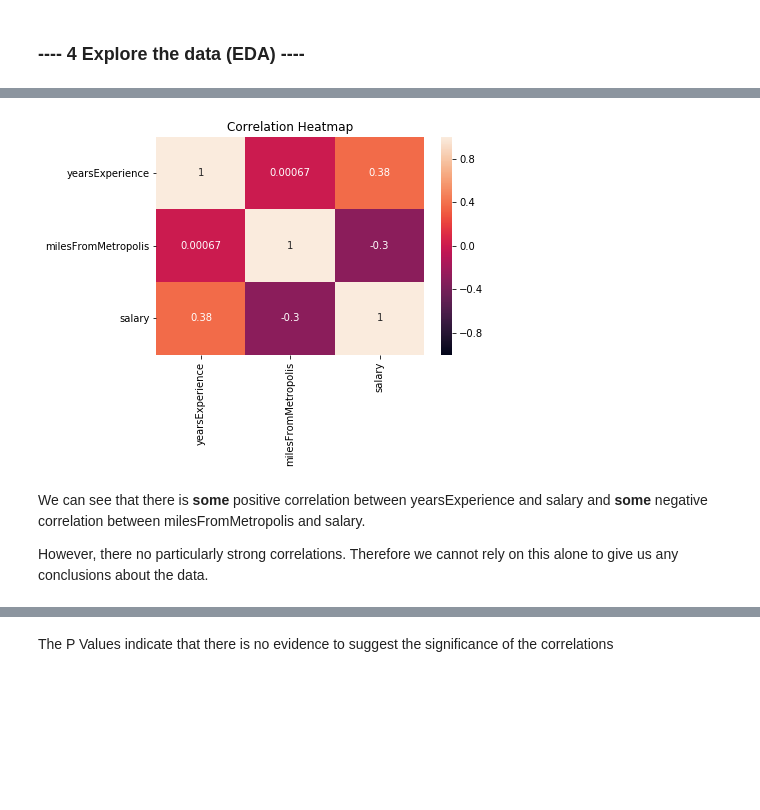
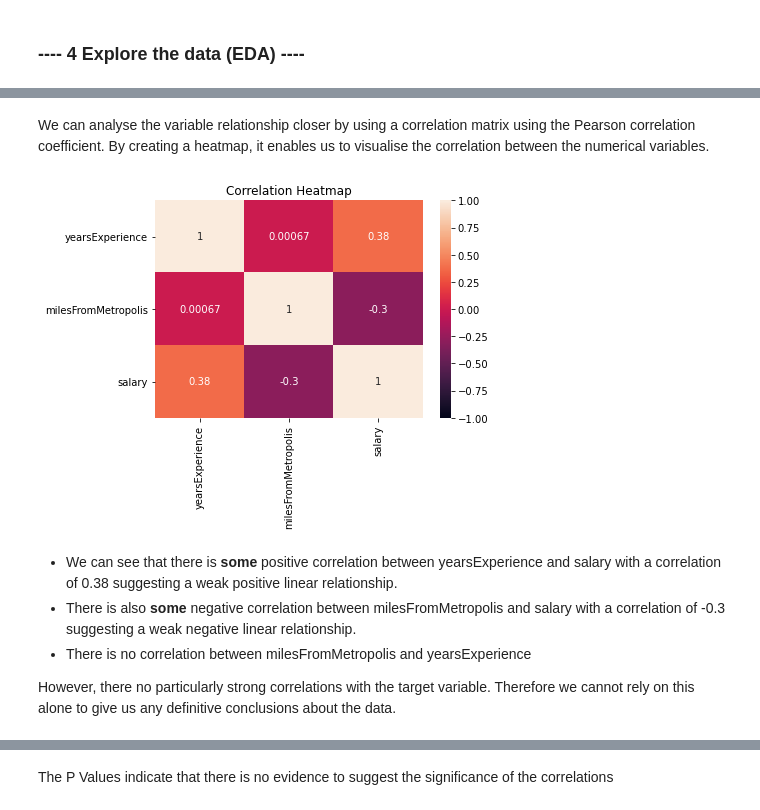
Before and after one commit to SophiaBouchama/salary-prediction-portfolio, a Jupyter notebook: Salary Prediction Notebook.ipynb, the cells around one changed output, grey strips where cells are left out. Cells and saved outputs as stored; diff of their text form; code cells hidden in the pictures; blank space fills up the shorter version.

```diff
--- a/Salary Prediction Notebook.ipynb
+++ b/Salary Prediction Notebook.ipynb
@@ -27,5 +27,6 @@ __email__ = "hello@sophiabouchama.com"
 ### ---- 2 Load the data ----
 # %%
 #load the training data into a Pandas dataframe
-df_features = pd.read_csv('data/train_features.csv')
-df_salaries = pd.read_csv('data/train_salaries.csv')
+df_train_features = pd.read_csv('data/train_features.csv')
+df_train_salaries = pd.read_csv('data/train_salaries.csv')
+df_test_features = pd.read_csv('data/test_features.csv')
@@ -73,6 +96,6 @@ Job ID is unique in the dataset. Since there are no duplicates, there should be
 # %%
 # Merge the dataframes to create 1 dataframe
-df = pd.merge(df_features, df_salaries, on='jobId')
+df = pd.merge(df_train_features, df_train_salaries, on='jobId')
 df.head()
 # %% [output]
 |  | jobId | companyId | jobType | degree | major | industry | yearsExperience | milesFromMetropolis | ... |
@@ -219,2 +300,7 @@ df['salary'].describe()
 # %% [markdown]
 We can see that the salary values make more logical sense now
+# %%
+# We can now drop the 'Jobid' columns since ID is only used for unique job identification and provides us with no useful insights or meaningful information.
+# df.drop(['jobId'], axis=1, inplace=True)
+df.drop('jobId', axis=1, inplace=True)
+df.head()
@@ -264,15 +369,20 @@ There seems to be weak linear relationships between the numerical variables. The
+# %% [markdown]
+We can analyse the variable relationship closer by using a correlation matrix using the Pearson correlation coefficient. By creating a heatmap, it enables us to visualise the correlation between the numerical variables.
 # %%
-# Create the correlation matrix heatmap. What features correlate the most with salary? What other correlations did you find?
-correlation = df.corr()
-cor_heatmap = sns.heatmap(correlation, xticklabels=corr.columns.values, yticklabels=corr.columns.values, vmin=-1, vmax=1, annot=True)
+# We can calulcate the correlation between the numerical variables.
+# Create the correlation matrix heatmap.
+corr = df.corr()
+cor_heatmap = sns.heatmap(corr, xticklabels=corr.columns.values, yticklabels=corr.columns.values, vmin=-1, vmax=1, annot=True)
 # Set the title
 cor_heatmap.set_title('Correlation Heatmap');
 # %% [output]
-[figure, old version]
+[figure, new version]
 # %% [markdown]
-We can see that there is **some** positive correlation between yearsExperience and salary and **some** negative correlation between milesFromMetropolis and salary.
+- We can see that there is **some** positive correlation between yearsExperience and salary with a correlation of 0.38 suggesting a weak positive linear relationship.
+- There is also **some** negative correlation between milesFromMetropolis and salary with a correlation of -0.3 suggesting a weak negative linear relationship.
+- There is no correlation between milesFromMetropolis and yearsExperience
 
-However, there no particularly strong correlations. Therefore we cannot rely on this alone to give us any conclusions about the data.
+However, there no particularly strong correlations with the target variable. Therefore we cannot rely on this alone to give us any definitive conclusions about the data.
 # %%
 # We can calculate the P values to see if there is any significance in the corrlation coefficients between the variables.
 print(stats.pearsonr(df['salary'], df['milesFromMetropolis']))
```
Also changed, not shown: parts of 44 cells of this notebook.
